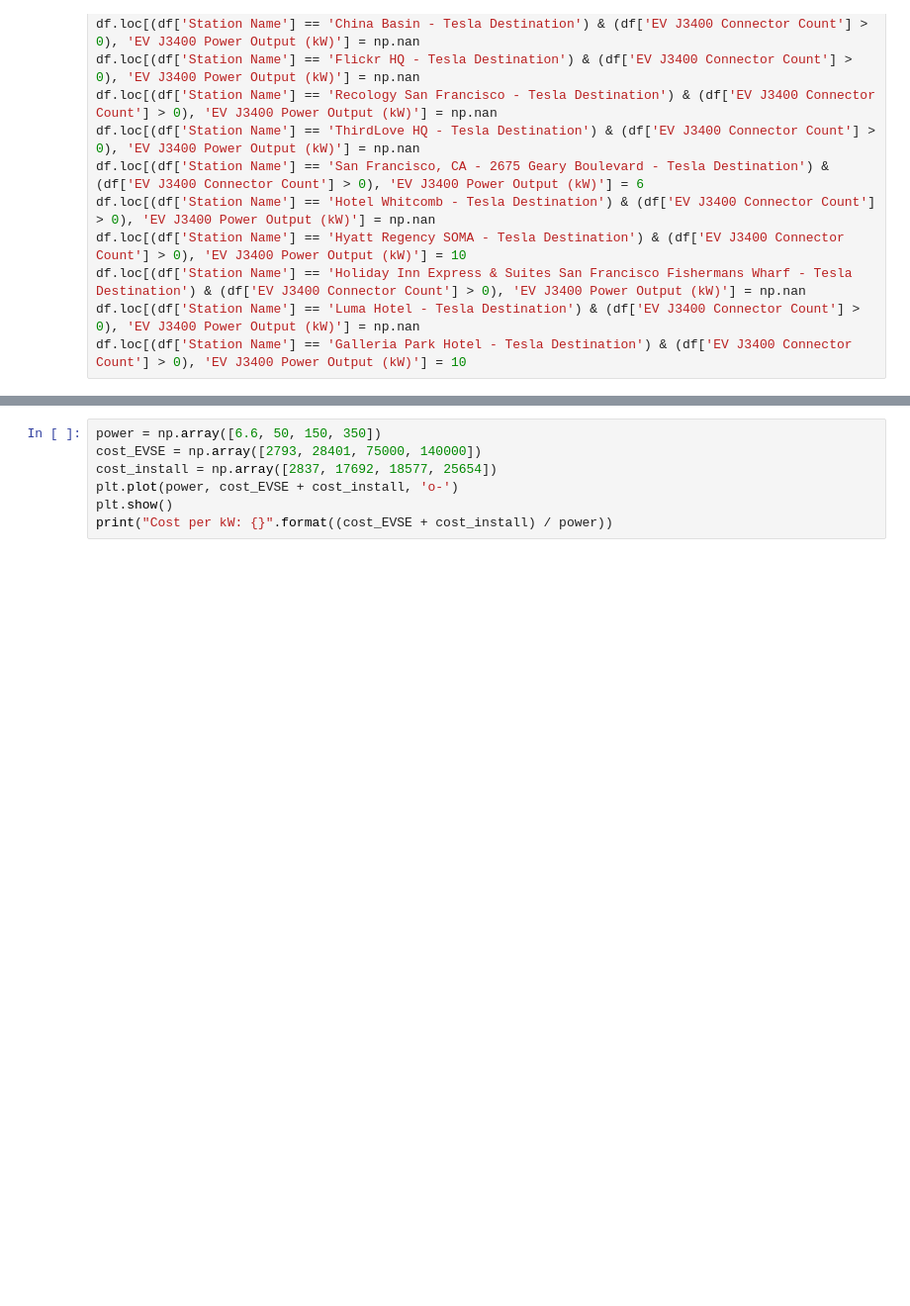
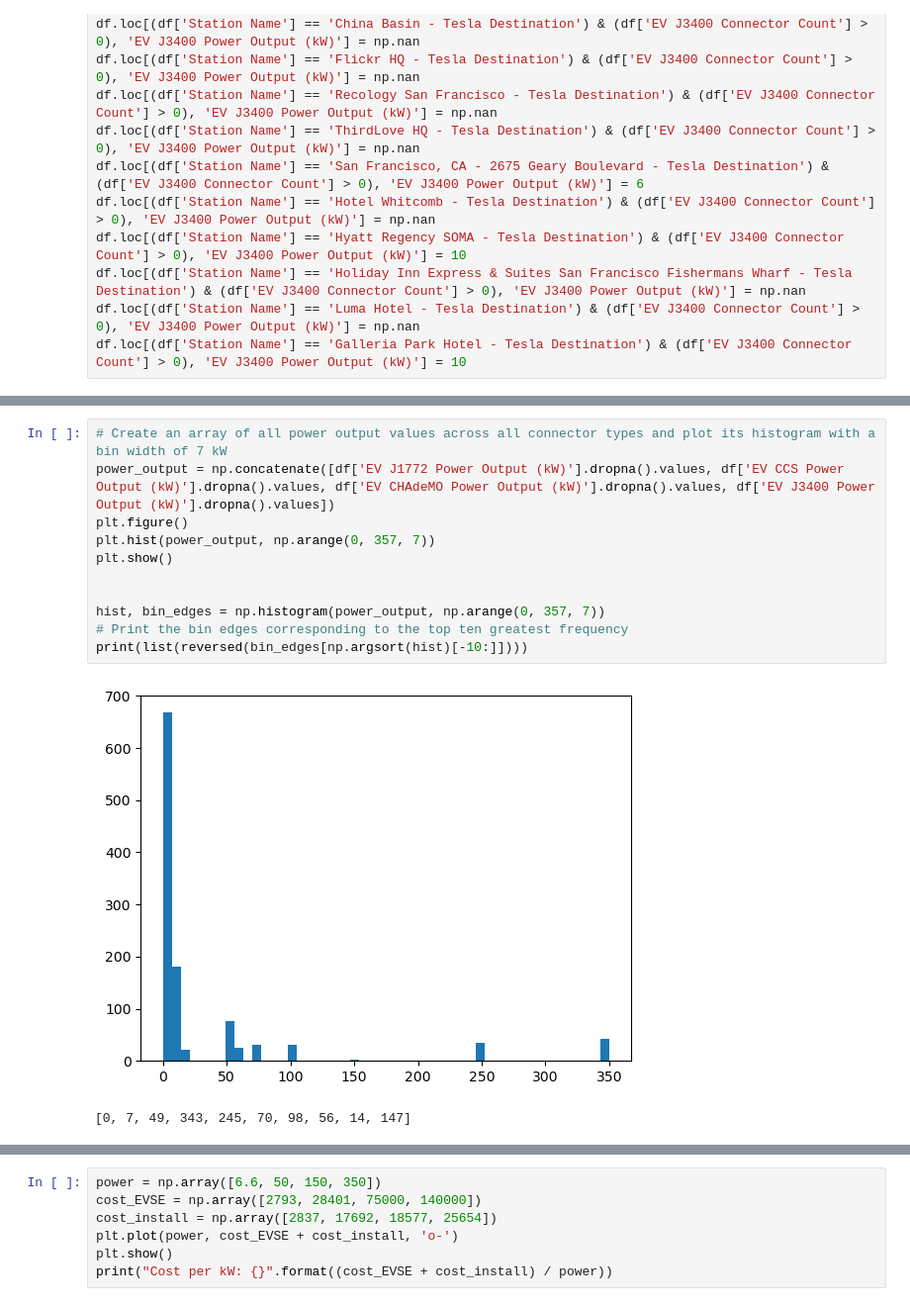
Before and after one commit to Stanford-Sustainable-Systems-Lab/pamodpy, a Jupyter notebook: pamodpy/data/SF_charging_data_preprocessing.ipynb, the cells around one changed output, grey strips where cells are left out. Shown at 99% size. Saved outputs shown, nothing was run; the diff lists cells and outputs as text; blank space fills up the shorter version.

```diff
--- a/pamodpy/data/SF_charging_data_preprocessing.ipynb
+++ b/pamodpy/data/SF_charging_data_preprocessing.ipynb
@@ -402,0 +419,14 @@ df.loc[(df['Station Name'] == 'Galleria Park Hotel - Tesla Destination') & (df['
+# %%
+# Create an array of all power output values across all connector types and plot its histogram with a bin width of 7 kW
+power_output = np.concatenate([df['EV J1772 Power Output (kW)'].dropna().values, df['EV CCS Power Output (kW)'].dropna().values, df['EV CHAdeMO Power Output (kW)'].dropna().values, df['EV J3400 Power Output (kW)'].dropna().values])
+plt.figure()
+plt.hist(power_output, np.arange(0, 357, 7))
+plt.show()
+
+
+hist, bin_edges = np.histogram(power_output, np.arange(0, 357, 7))
+# Print the bin edges corresponding to the top ten greatest frequency
+print(list(reversed(bin_edges[np.argsort(hist)[-10:]])))
+# %% [output]
+[figure, added]
+[0, 7, 49, 343, 245, 70, 98, 56, 14, 147]
```
Also changed, not shown: parts of 18 cells of this notebook.
